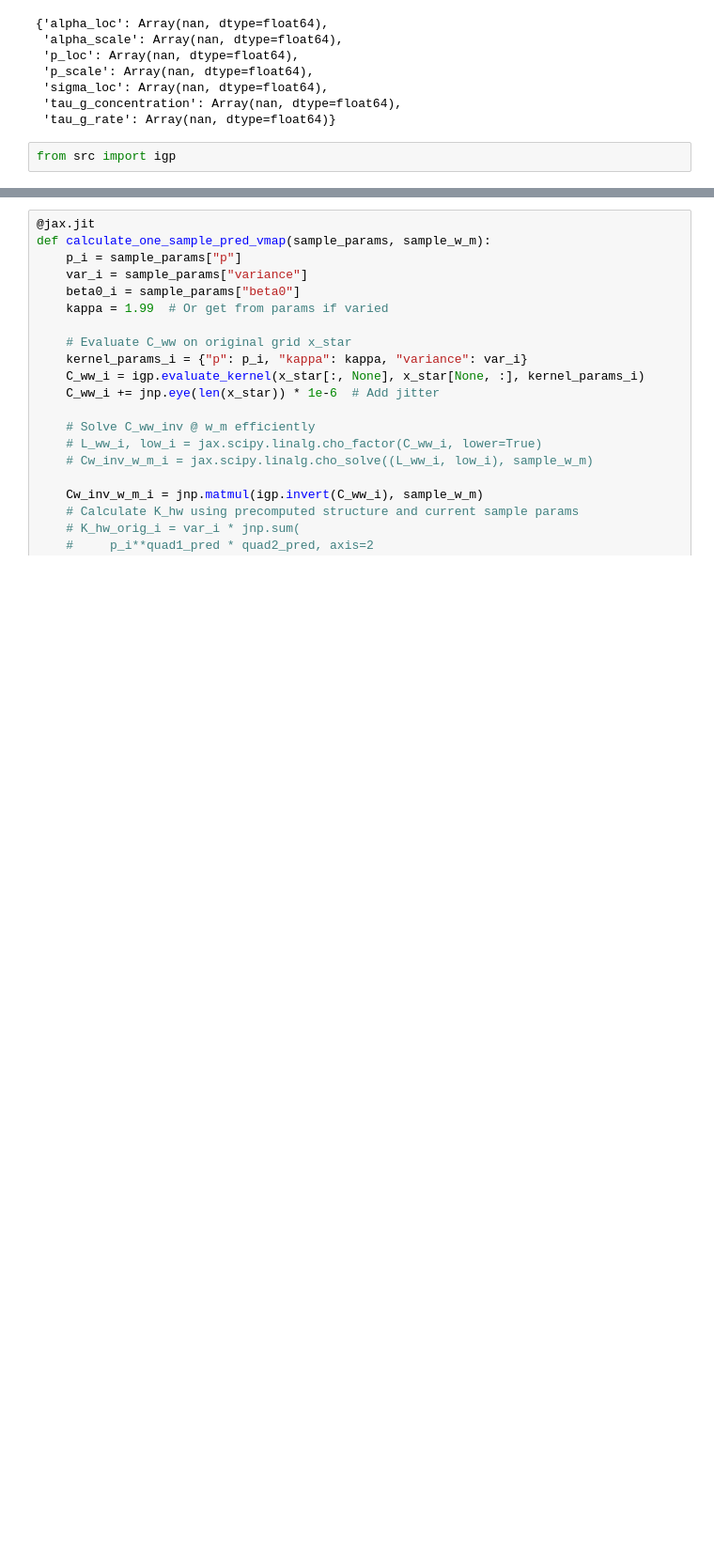
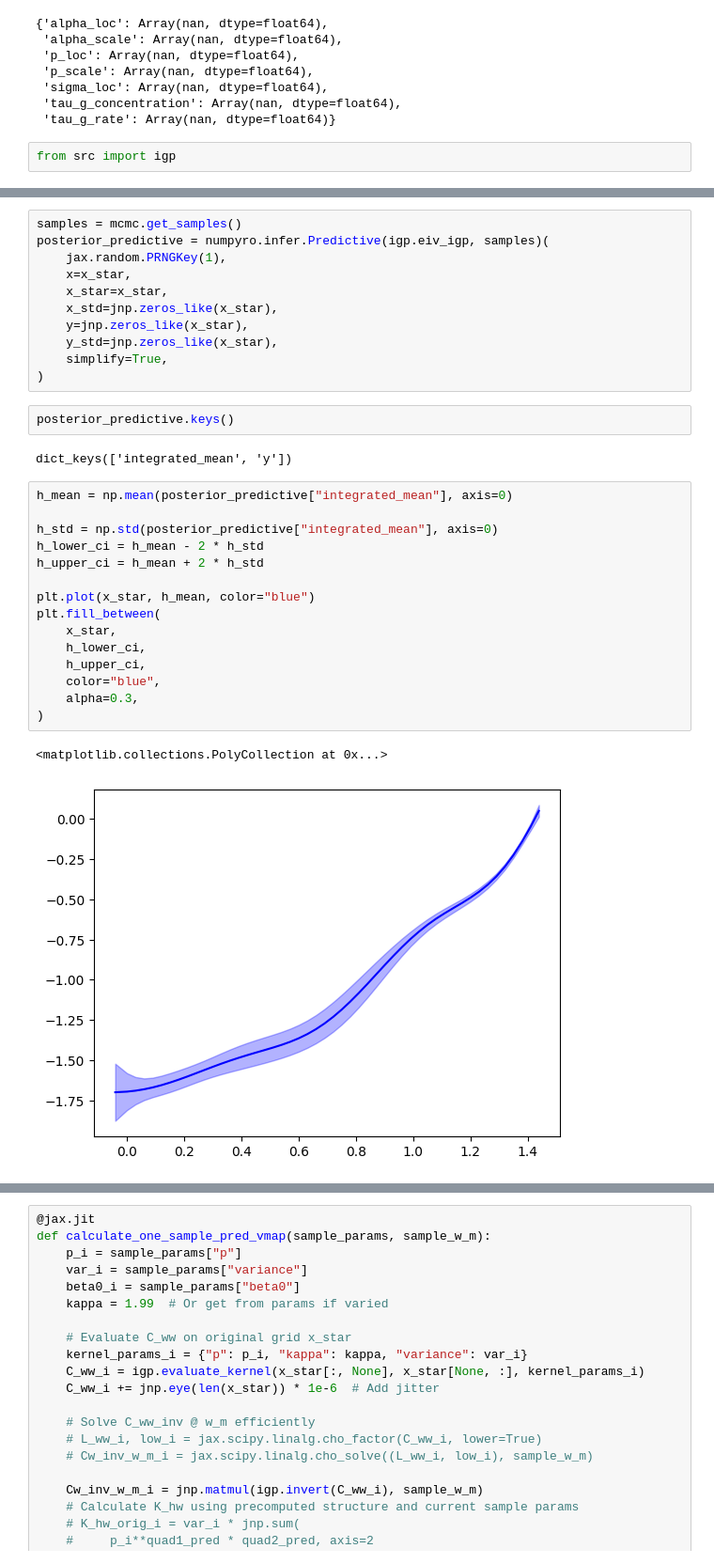
Before and after one commit to RohanGautam/EIV_IGP_jax, a Jupyter notebook: _archive/demo.ipynb, the cells around one changed output, grey strips where cells are left out. Shown at 94% size. Drawn from its saved outputs; the diff is of its cells as text; blank space fills up the shorter version.

```diff
--- a/demo.ipynb
+++ b/_archive/demo.ipynb
@@ -532,0 +552,33 @@ Number of divergences: 0
+# %%
+samples = mcmc.get_samples()
+posterior_predictive = numpyro.infer.Predictive(igp.eiv_igp, samples)(
+    jax.random.PRNGKey(1),
+    x=x_star,
+    x_star=x_star,
+    x_std=jnp.zeros_like(x_star),
+    y=jnp.zeros_like(x_star),
+    y_std=jnp.zeros_like(x_star),
+    simplify=True,
+)
+# %%
+posterior_predictive.keys()
+# %% [output]
+dict_keys(['integrated_mean', 'y'])
+# %%
+h_mean = np.mean(posterior_predictive["integrated_mean"], axis=0)
+
+h_std = np.std(posterior_predictive["integrated_mean"], axis=0)
+h_lower_ci = h_mean - 2 * h_std
+h_upper_ci = h_mean + 2 * h_std
+
+plt.plot(x_star, h_mean, color="blue")
+plt.fill_between(
+    x_star,
+    h_lower_ci,
+    h_upper_ci,
+    color="blue",
+    alpha=0.3,
+)
+# %% [output]
+<matplotlib.collections.PolyCollection at 0x...>
+[figure, added]
```
Also changed, not shown: parts of 6 cells of this notebook.
